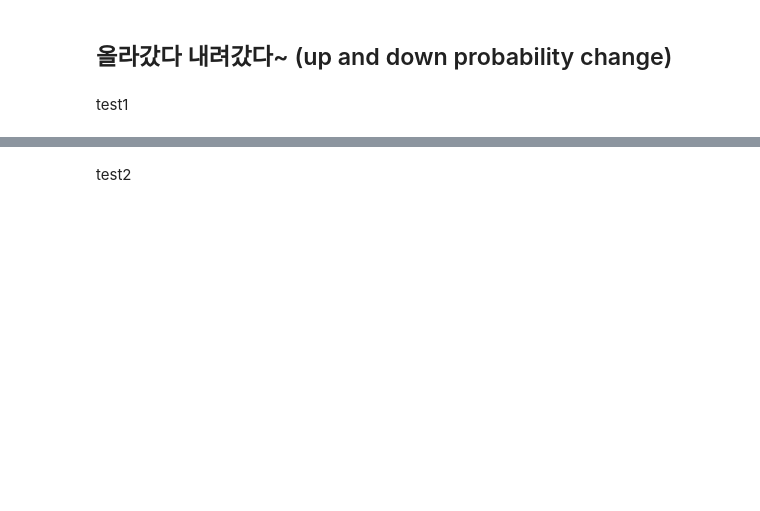
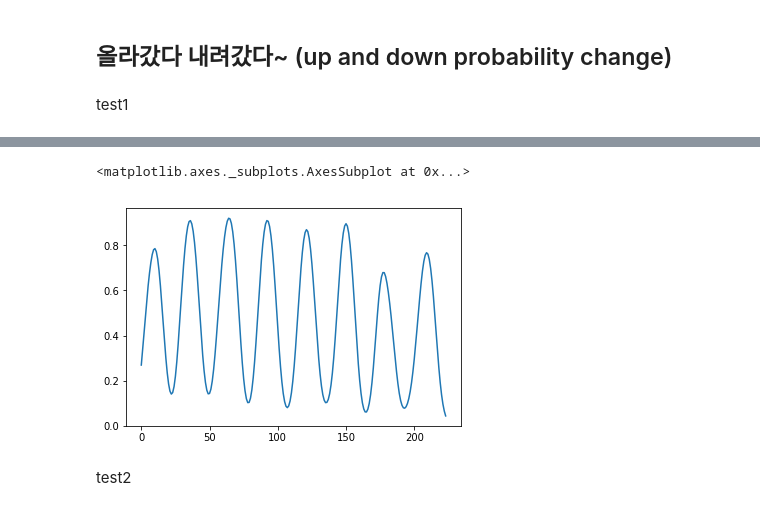
Before and after one commit to CSID-DGU/2019-2-OSSP1-3355-3, a Jupyter notebook: model/hahah.ipynb, the cells around one changed output, grey strips where cells are left out. Cells and saved outputs as stored; diff of their text form; code cells hidden in the pictures; blank space fills up the shorter version.

```diff
--- a/model/hahah.ipynb
+++ b/model/hahah.ipynb
@@ -281,3 +314,17 @@ sns.lineplot(x = [i for i in range(len(testResults))], y= testResults)
+# %%
+from astropy.convolution import Gaussian1DKernel, convolve
+
+#conv kernel
+g = Gaussian1DKernel(stddev=4)
+
+# Convolve data
+z = convolve(testResults[:sample], g)
+
+#plot smoothed data
+sns.lineplot(x = [i for i in range(len(z))], y= z)
+# %% [output]
+<matplotlib.axes._subplots.AxesSubplot at 0x...>
+[figure, added]
 # %% [markdown]
 test2
 # %%
```
Also changed, not shown: parts of 11 cells of this notebook.
